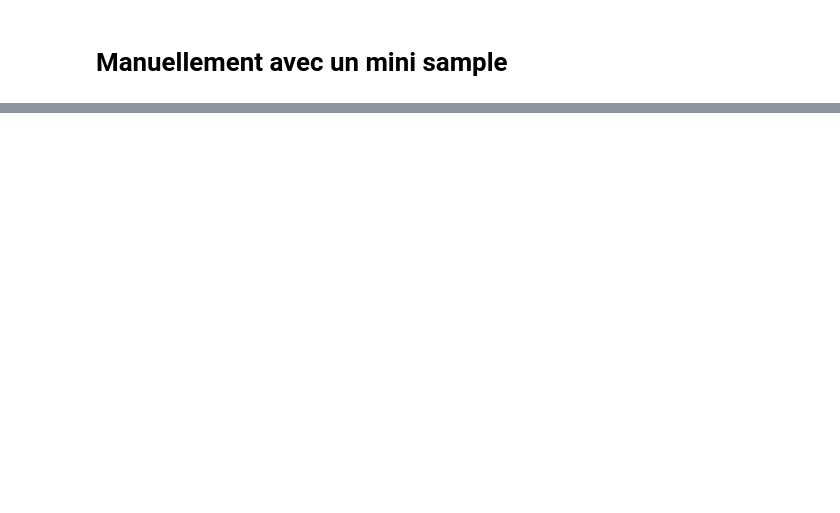
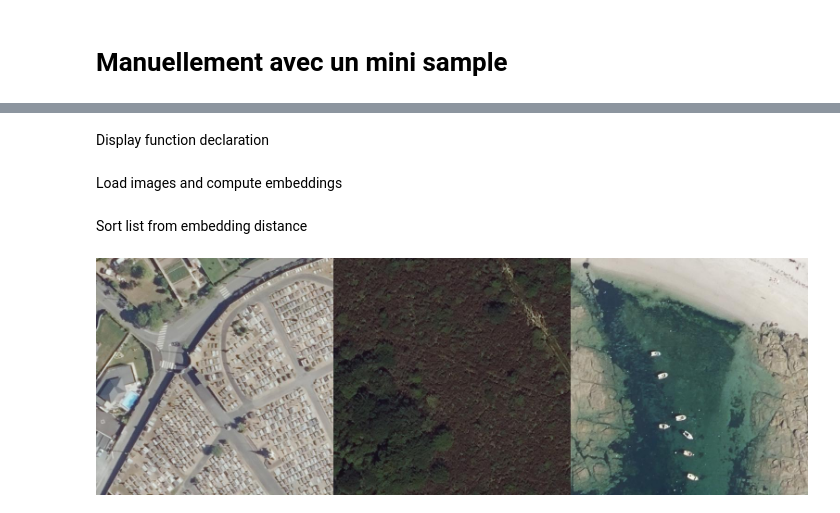
Before and after one commit to RubenGres/CLIP_retrieval, a Jupyter notebook: CLIP_retrieval.ipynb, the cells around one changed output, grey strips where cells are left out. Cells and saved outputs as stored; diff of their text form; code cells hidden in the pictures; blank space fills up the shorter version.

```diff
--- a/CLIP_retrieval.ipynb
+++ b/CLIP_retrieval.ipynb
@@ -23,6 +14,7 @@ def get_model_info(model_ID, device):
 	processor = CLIPProcessor.from_pretrained(model_ID)
 	tokenizer = CLIPTokenizer.from_pretrained(model_ID)
 	return model, processor, tokenizer
+
 
 def get_single_image_embedding(my_image):
   image = processor(
@@ -33,12 +25,15 @@ def get_single_image_embedding(my_image):
   embedding = model.get_image_features(image)
   return embedding
 
+
 def get_single_text_embedding(text):
-  inputs = tokenizer(text, return_tensors = "pt")
+  inputs = tokenizer(text, return_tensors = "pt").to(device)
   text_embeddings = model.get_text_features(**inputs)
   return text_embeddings
+
 
 device = "cuda" if torch.cuda.is_available() else "cpu"
 model_ID = "openai/clip-vit-base-patch32"
 
+
 model, processor, tokenizer = get_model_info(model_ID, device)
@@ -56,0 +42,45 @@ dataset = load_dataset(dataset_name, split='train')
+# %% [markdown]
+Display function declaration
+# %%
+def combine_images_side_by_side(images):
+
+    # Calculate total width and max height
+    total_width = sum(image.width for image in images)
+    max_height = max(image.height for image in images)
+
+    # Create a new image with the calculated dimensions
+    combined_image = Image.new('RGB', (total_width, max_height))
+
+    # Paste each image into the combined image
+    x_offset = 0
+    for image in images:
+        combined_image.paste(image, (x_offset, 0))
+        x_offset += image.width  # Move the offset to the right
+
+    return combined_image
+# %% [markdown]
+Load images and compute embeddings
+# %%
+import os
+from PIL import Image
+
+folder_path = "FLAIR_minisample/"
+file_list = [folder_path + path for path in os.listdir(folder_path)]
+images = [Image.open(f) for f in file_list]
+embedded_images = list(map(lambda x: (x, get_single_image_embedding(x)), images))
+# %% [markdown]
+Sort list from embedding distance
+# %%
+import torch
+target = input("What element are we looking for ?")
+text_embedding = get_single_text_embedding(f"Aerial view of {target}")
+
+def dist_function(embedded_image):
+    return torch.cdist(text_embedding, embedded_image[1])
+
+embedded_images.sort(key=dist_function)
+
+top_three_matches = [embedded_image[0] for embedded_image in embedded_images[:3]]
+combine_images_side_by_side(top_three_matches)
+# %% [output]
+[figure, added]
```
Also changed, not shown: parts of 5 cells of this notebook.
